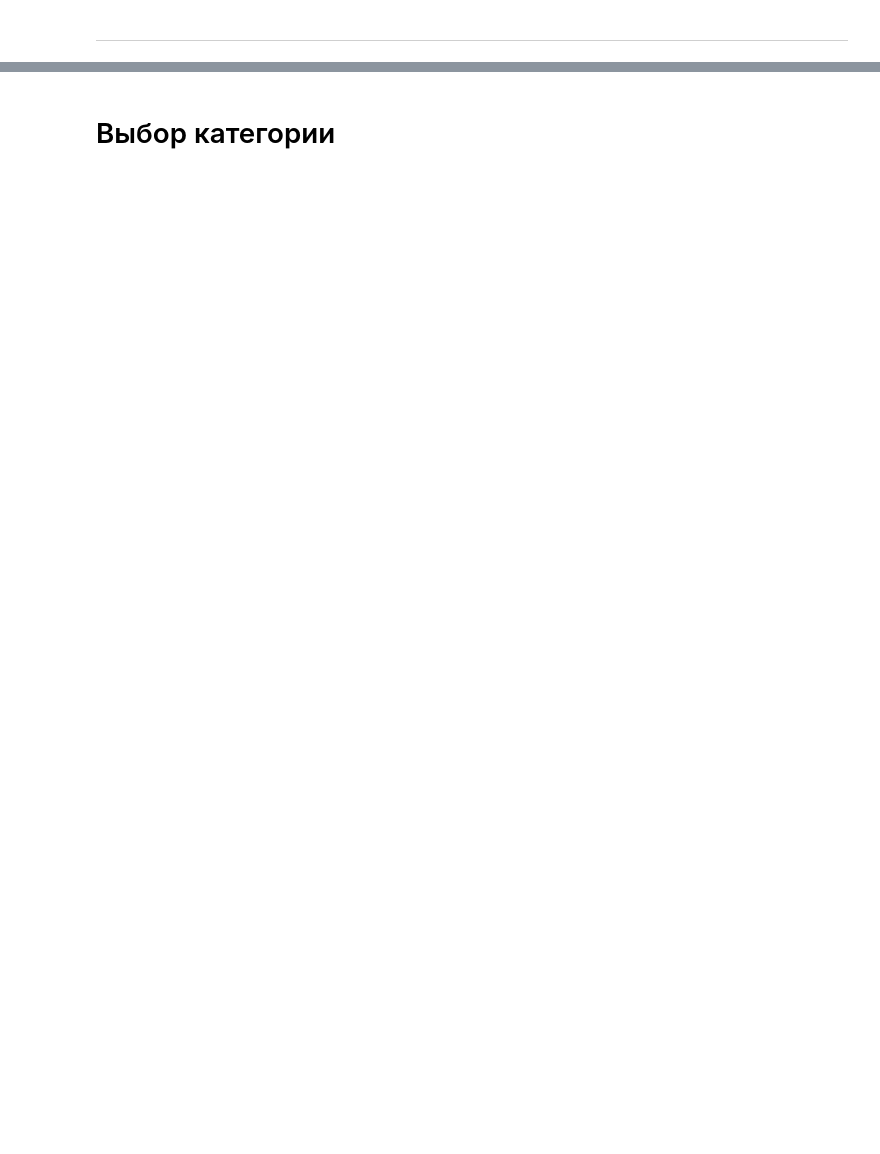
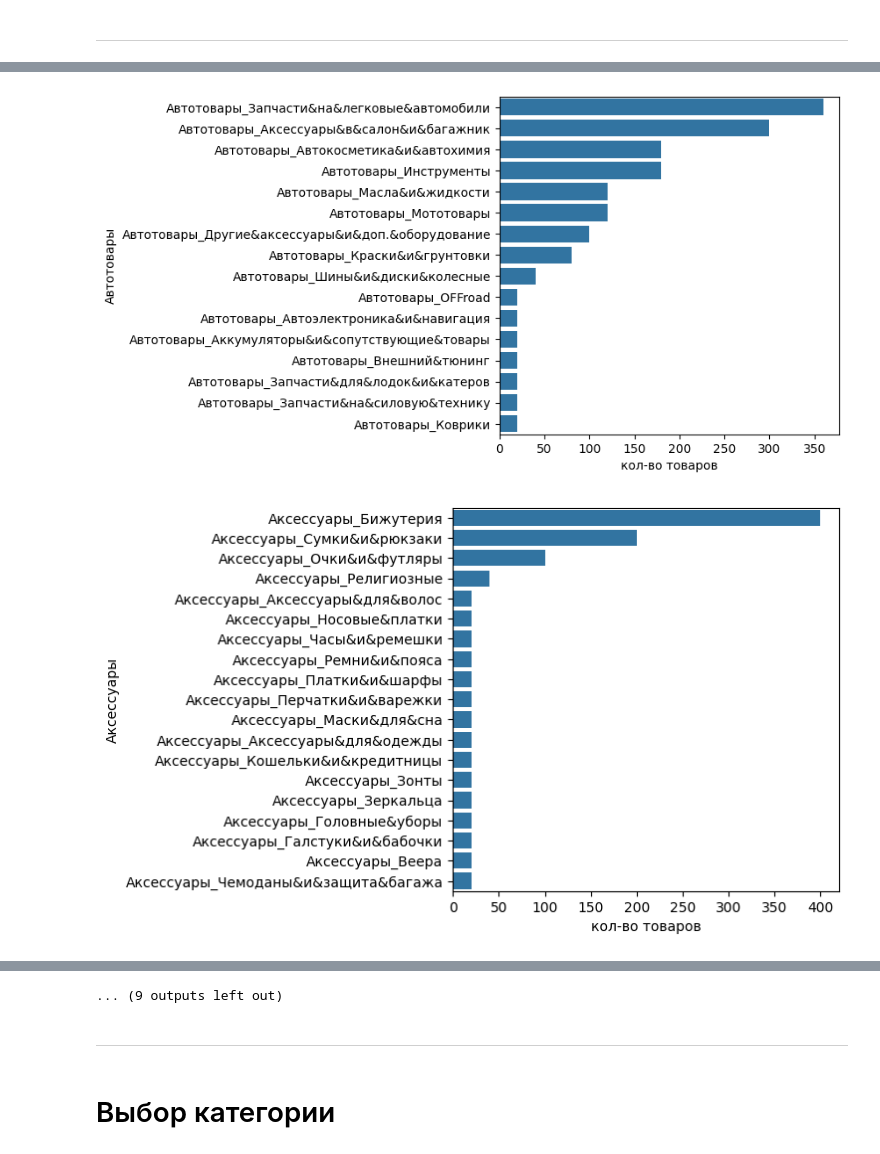
Before and after one commit to Kulikov17/seo-optimization-product-cards, a Jupyter notebook: notebooks/parsing/parsing_statistics.ipynb, the cells around one changed output, grey strips where cells are left out. Cells and saved outputs as stored; diff of their text form; code cells hidden in the pictures; blank space fills up the shorter version.

```diff
--- a/notebooks/parsing/parsing_statistics.ipynb
+++ b/notebooks/parsing/parsing_statistics.ipynb
@@ -275,0 +435,29 @@ ___
+# %%
+categories1 = list(count_items.keys())
+categories1.remove("Народные&Промыслы")
+# %%
+nrows, ncols = 21, 1
+# fig, axes = plt.subplots(nrows=nrows, ncols=ncols, figsize=(5, 100))
+
+for i in range(len(categories1)):
+    fig, axes = plt.subplots(figsize=(5, 5))
+    _, target_enc, _, idx2target, model_name = get_target(root_dir,
+                                                          feedbacks=False,
+                                                          level=2,
+                                                          category1=categories1[i])
+    df = pd.DataFrame(target_enc, columns=[model_name])
+    df[model_name] = df[model_name].apply(lambda x: idx2target[x])
+    df = pd.DataFrame(df.value_counts())
+    df.reset_index(inplace=True)
+
+    sns.barplot(x="count", y=model_name, data=df, orient="y")
+    axes.set_xlabel('кол-во товаров')
+
+#     sns.barplot(ax=axes[i//ncols], x="count", y=model_name, data=df, orient="y")
+#     axes[i//ncols].set_xlabel('кол-во товаров')
+
+    plt.savefig(f"amount_of_category_{model_name}.png", bbox_inches='tight', format="png")
+    plt.show()
+# %% [output]
+[figure, added]
+[figure, added]
@@ -276,3 +474,6 @@ ___
+... (9 outputs left out)
+# %% [markdown]
+___
 # %% [markdown]
 # Выбор категории
 # %%
```
Also changed, not shown: parts of 32 cells of this notebook.
